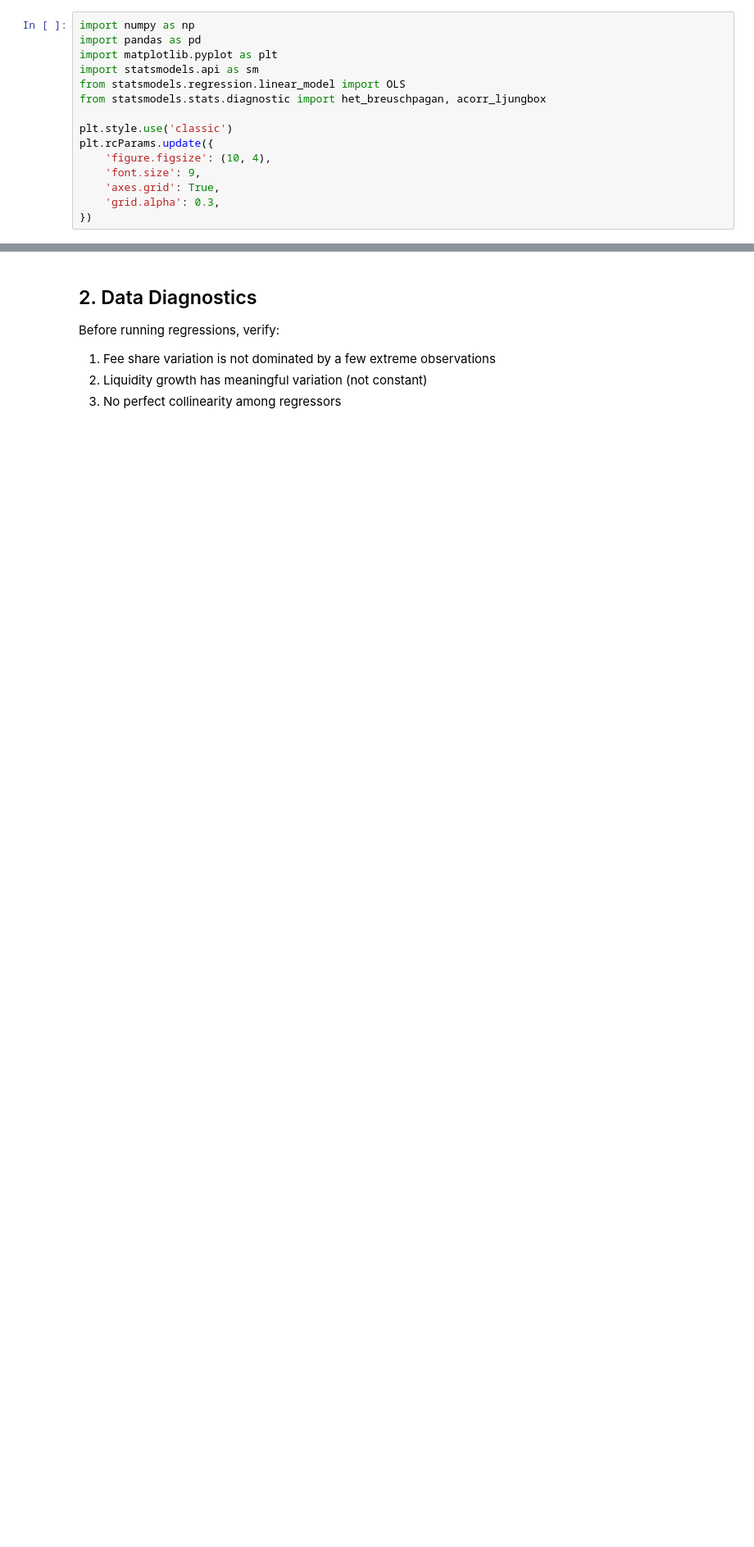
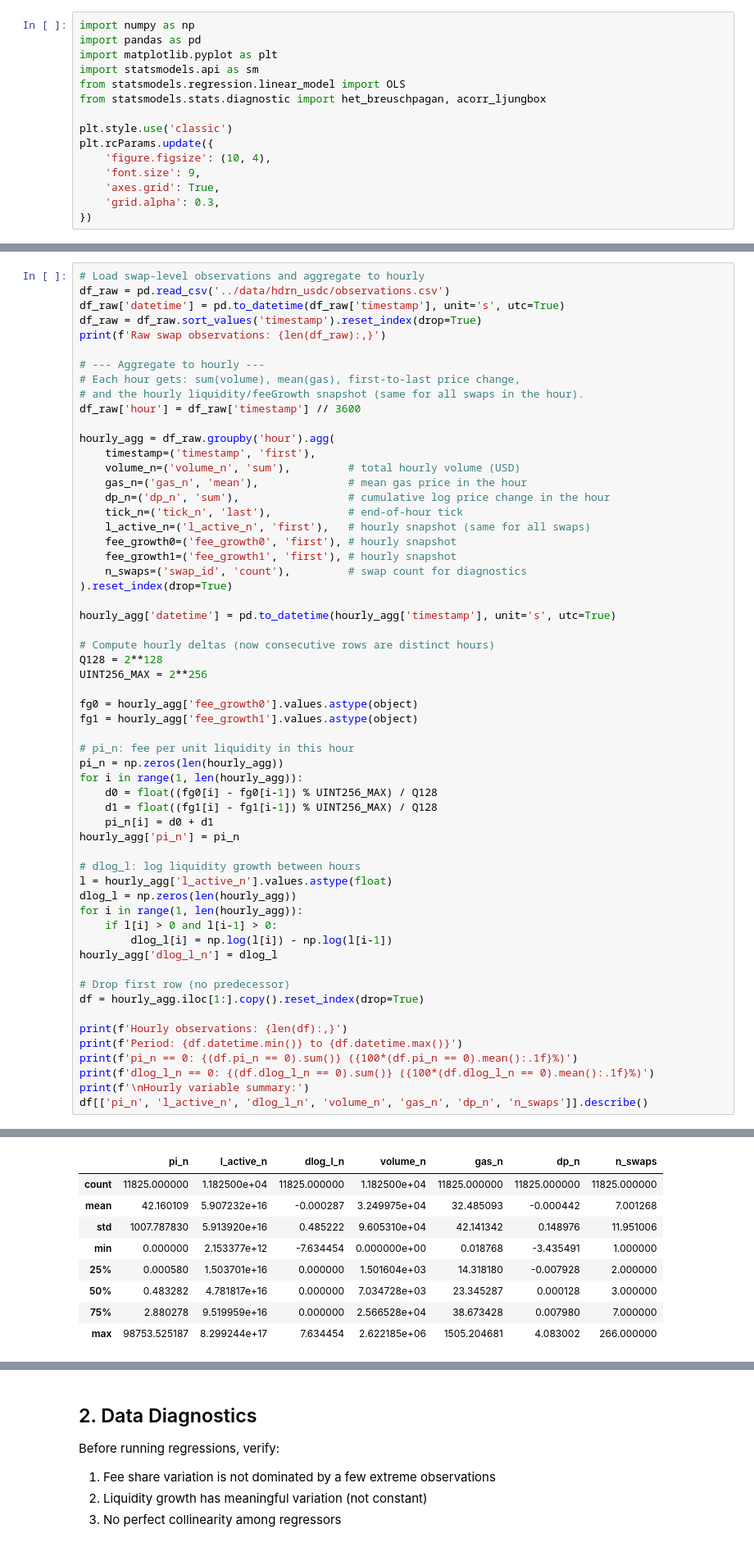
Before and after one commit to wvs-finance/ThetaSwap-research, a Jupyter notebook: notebooks/liquiditySupplyModelSimplest.ipynb, the cells around one changed output, grey strips where cells are left out. Shown at 82% size. Cells and saved outputs as stored; diff of their text form; blank space fills up the shorter version.

```diff
--- a/notebooks/liquiditySupplyModelSimplest.ipynb
+++ b/notebooks/liquiditySupplyModelSimplest.ipynb
@@ -37,0 +30,59 @@ df[['pi_n', 'l_active_n', 'dlog_l_n', 'volume_n', 'gas_n', 'dp_n']].describe()
+# %%
+# Load swap-level observations and aggregate to hourly
+df_raw = pd.read_csv('../data/hdrn_usdc/observations.csv')
+df_raw['datetime'] = pd.to_datetime(df_raw['timestamp'], unit='s', utc=True)
+df_raw = df_raw.sort_values('timestamp').reset_index(drop=True)
+print(f'Raw swap observations: {len(df_raw):,}')
+
+# --- Aggregate to hourly ---
+# Each hour gets: sum(volume), mean(gas), first-to-last price change,
+# and the hourly liquidity/feeGrowth snapshot (same for all swaps in the hour).
+df_raw['hour'] = df_raw['timestamp'] // 3600
+
+hourly_agg = df_raw.groupby('hour').agg(
+    timestamp=('timestamp', 'first'),
+    volume_n=('volume_n', 'sum'),         # total hourly volume (USD)
+    gas_n=('gas_n', 'mean'),              # mean gas price in the hour
+    dp_n=('dp_n', 'sum'),                 # cumulative log price change in the hour
+    tick_n=('tick_n', 'last'),            # end-of-hour tick
+    l_active_n=('l_active_n', 'first'),   # hourly snapshot (same for all swaps)
+    fee_growth0=('fee_growth0', 'first'), # hourly snapshot
+    fee_growth1=('fee_growth1', 'first'), # hourly snapshot
+    n_swaps=('swap_id', 'count'),         # swap count for diagnostics
+).reset_index(drop=True)
+
+hourly_agg['datetime'] = pd.to_datetime(hourly_agg['timestamp'], unit='s', utc=True)
+
+# Compute hourly deltas (now consecutive rows are distinct hours)
+Q128 = 2**128
+UINT256_MAX = 2**256
+
+fg0 = hourly_agg['fee_growth0'].values.astype(object)
+fg1 = hourly_agg['fee_growth1'].values.astype(object)
+
+# pi_n: fee per unit liquidity in this hour
+pi_n = np.zeros(len(hourly_agg))
+for i in range(1, len(hourly_agg)):
+    d0 = float((fg0[i] - fg0[i-1]) % UINT256_MAX) / Q128
+    d1 = float((fg1[i] - fg1[i-1]) % UINT256_MAX) / Q128
+    pi_n[i] = d0 + d1
+hourly_agg['pi_n'] = pi_n
+
+# dlog_l: log liquidity growth between hours
+l = hourly_agg['l_active_n'].values.astype(float)
+dlog_l = np.zeros(len(hourly_agg))
+for i in range(1, len(hourly_agg)):
+    if l[i] > 0 and l[i-1] > 0:
+        dlog_l[i] = np.log(l[i]) - np.log(l[i-1])
+hourly_agg['dlog_l_n'] = dlog_l
+
+# Drop first row (no predecessor)
+df = hourly_agg.iloc[1:].copy().reset_index(drop=True)
+
+print(f'Hourly observations: {len(df):,}')
+print(f'Period: {df.datetime.min()} to {df.datetime.max()}')
+print(f'pi_n == 0: {(df.pi_n == 0).sum()} ({100*(df.pi_n == 0).mean():.1f}%)')
+print(f'dlog_l_n == 0: {(df.dlog_l_n == 0).sum()} ({100*(df.dlog_l_n == 0).mean():.1f}%)')
+print(f'\nHourly variable summary:')
+df[['pi_n', 'l_active_n', 'dlog_l_n', 'volume_n', 'gas_n', 'dp_n', 'n_swaps']].describe()
+# %% [output]
@@ -38,3 +96,12 @@ df[['pi_n', 'l_active_n', 'dlog_l_n', 'volume_n', 'gas_n', 'dp_n']].describe()
+|  | pi_n | l_active_n | dlog_l_n | volume_n | gas_n | dp_n | n_swaps |
+| count | 11825.000000 | 1.182500e+04 | 11825.000000 | 1.182500e+04 | 11825.000000 | 11825.000000 | 11825.000000 |
+| mean | 42.160109 | 5.907232e+16 | -0.000287 | 3.249975e+04 | 32.485093 | -0.000442 | 7.001268 |
+| std | 1007.787830 | 5.913920e+16 | 0.485222 | 9.605310e+04 | 42.141342 | 0.148976 | 11.951006 |
+| min | 0.000000 | 2.153377e+12 | -7.634454 | 0.000000e+00 | 0.018768 | -3.435491 | 1.000000 |
+| 25% | 0.000580 | 1.503701e+16 | 0.000000 | 1.501604e+03 | 14.318180 | -0.007928 | 2.000000 |
+| 50% | 0.483282 | 4.781817e+16 | 0.000000 | 7.034728e+03 | 23.345287 | 0.000128 | 3.000000 |
+| 75% | 2.880278 | 9.519959e+16 | 0.000000 | 2.566528e+04 | 38.673428 | 0.007980 | 7.000000 |
+| max | 98753.525187 | 8.299244e+17 | 7.634454 | 2.622185e+06 | 1505.204681 | 4.083002 | 266.000000 |
 # %% [markdown]
 ## 1. Variable Scaling & Construction
 
```
Also changed, not shown: parts of 16 cells of this notebook, 1 other file.
